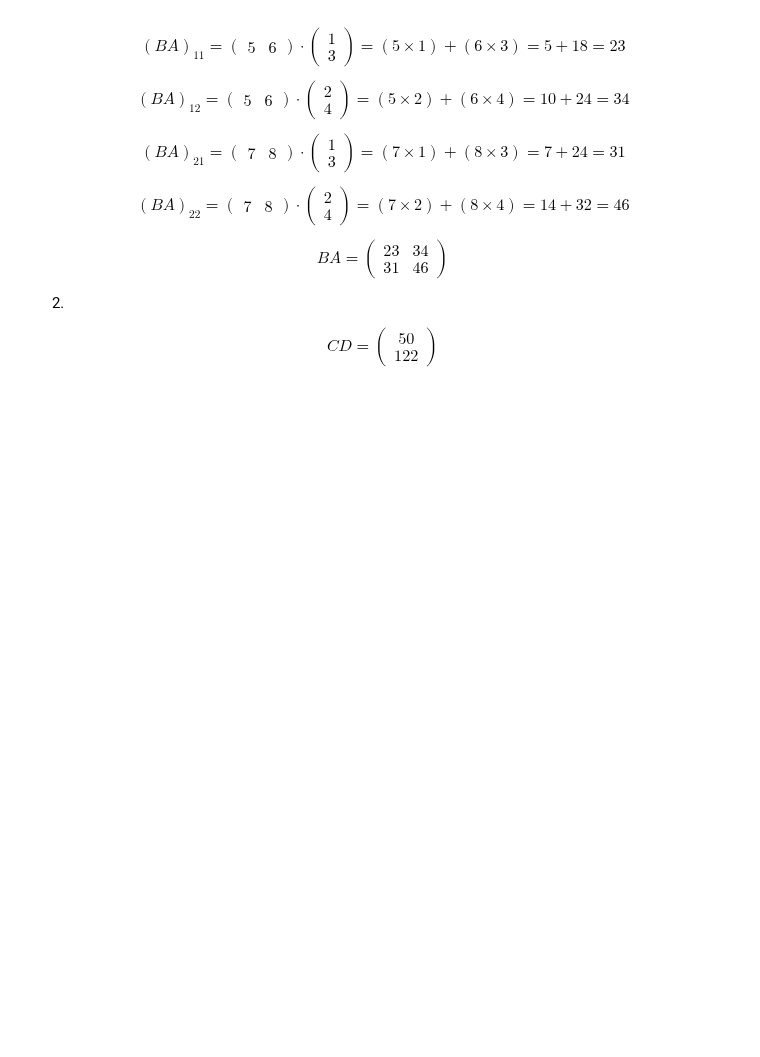
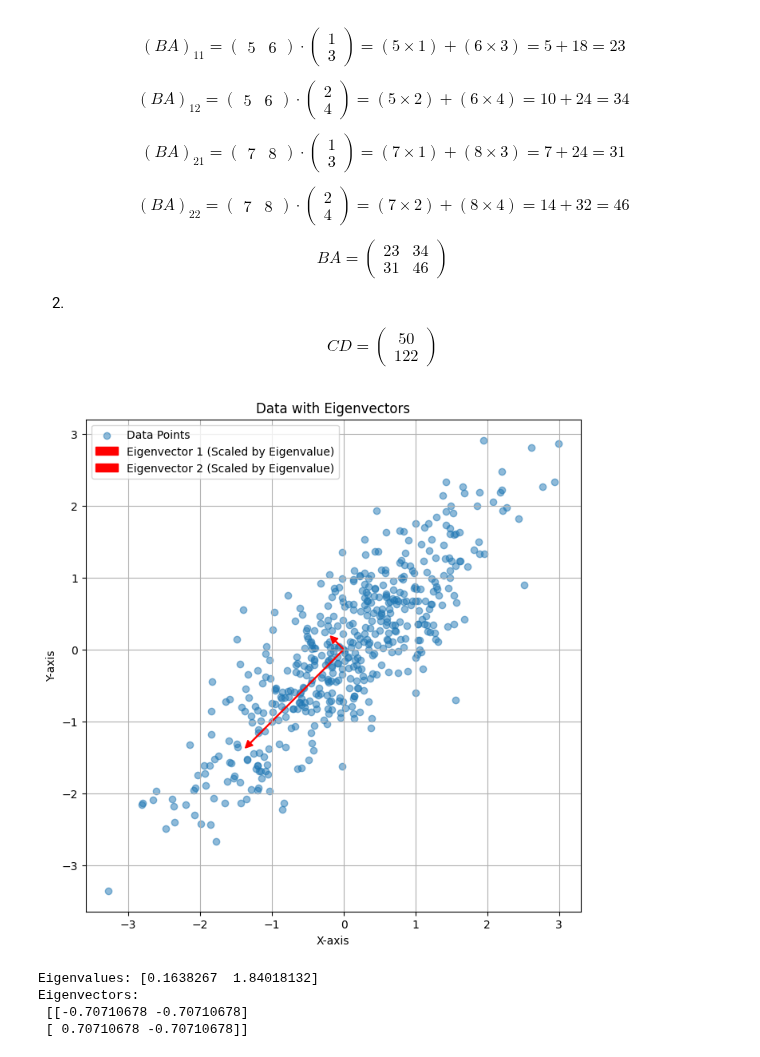
Before and after one commit to calhall4892/ml-research-journal, a Jupyter notebook: Linear_Algebra_Fundamentals.ipynb, the cells around one changed output. Drawn from its saved outputs; the diff is of its cells as text; code cells hidden in the pictures; blank space fills up the shorter version.

```diff
--- a/Linear_Algebra_Fundamentals.ipynb
+++ b/Linear_Algebra_Fundamentals.ipynb
@@ -107,3 +107,71 @@ $$BA = \begin{pmatrix} 23 & 34 \\ 31 & 46 \end{pmatrix}$$
 
 2.
 $$CD = \begin{pmatrix} 50 \\ 122 \end{pmatrix}$$
+# %%
+import numpy as np
+import matplotlib.pyplot as plt
+
+# --- 1. Generate a sample dataset ---
+# We'll create a 2D dataset that's stretched out along a diagonal line.
+# This makes the concept of a 'principal direction' very clear.
+
+# Define the covariance matrix to create the stretched-out data
+# A high covariance (like 0.8) means the data points are highly correlated
+covariance_matrix = np.array([[1.0, 0.8], [0.8, 1.0]])
+
+# Generate 500 random data points with this covariance
+mean = np.array([0, 0])
+data = np.random.multivariate_normal(mean, covariance_matrix, 500)
+
+# --- 2. Calculate the covariance matrix of our data ---
+# This is a key step, as we find the eigenvectors of this matrix.
+# We'll normalize the data first (mean is 0, std is 1)
+data_normalized = (data - np.mean(data, axis=0)) / np.std(data, axis=0)
+covariance_of_data = np.cov(data_normalized.T)
+
+# --- 3. Calculate Eigenvectors and Eigenvalues ---
+# This is the core of the operation.
+eigenvalues, eigenvectors = np.linalg.eig(covariance_of_data)
+
+# --- 4. Visualize the data and the eigenvectors ---
+
+plt.figure(figsize=(8, 8))
+
+# Plot the original data points
+plt.scatter(data[:, 0], data[:, 1], alpha=0.5, label='Data Points')
+
+# Plot the eigenvectors as arrows from the origin
+# The length of the arrow is scaled by the eigenvalue to show its importance
+for i in range(len(eigenvalues)):
+    # The eigenvector is scaled by its eigenvalue
+    start = [0, 0]
+    end_x = eigenvectors[0, i] * eigenvalues[i]
+    end_y = eigenvectors[1, i] * eigenvalues[i]
+
+    # We use plt.arrow to draw the vectors
+    plt.arrow(
+        start[0], start[1], end_x, end_y,
+        head_width=0.1,
+        head_length=0.1,
+        fc='red',
+        ec='red',
+        width=0.01,
+        label=f'Eigenvector {i+1} (Scaled by Eigenvalue)'
+    )
+
+plt.title('Data with Eigenvectors')
+plt.xlabel('X-axis')
+plt.ylabel('Y-axis')
+plt.legend()
+plt.grid(True)
+plt.axis('equal') # Ensures the axes are scaled equally
+plt.show()
+
+print("\nEigenvalues:", eigenvalues)
+print("Eigenvectors:\n", eigenvectors)
+# %% [output]
+[figure, added]
+Eigenvalues: [0.1638267  1.84018132]
+Eigenvectors:
+ [[-0.70710678 -0.70710678]
+ [ 0.70710678 -0.70710678]]
```
